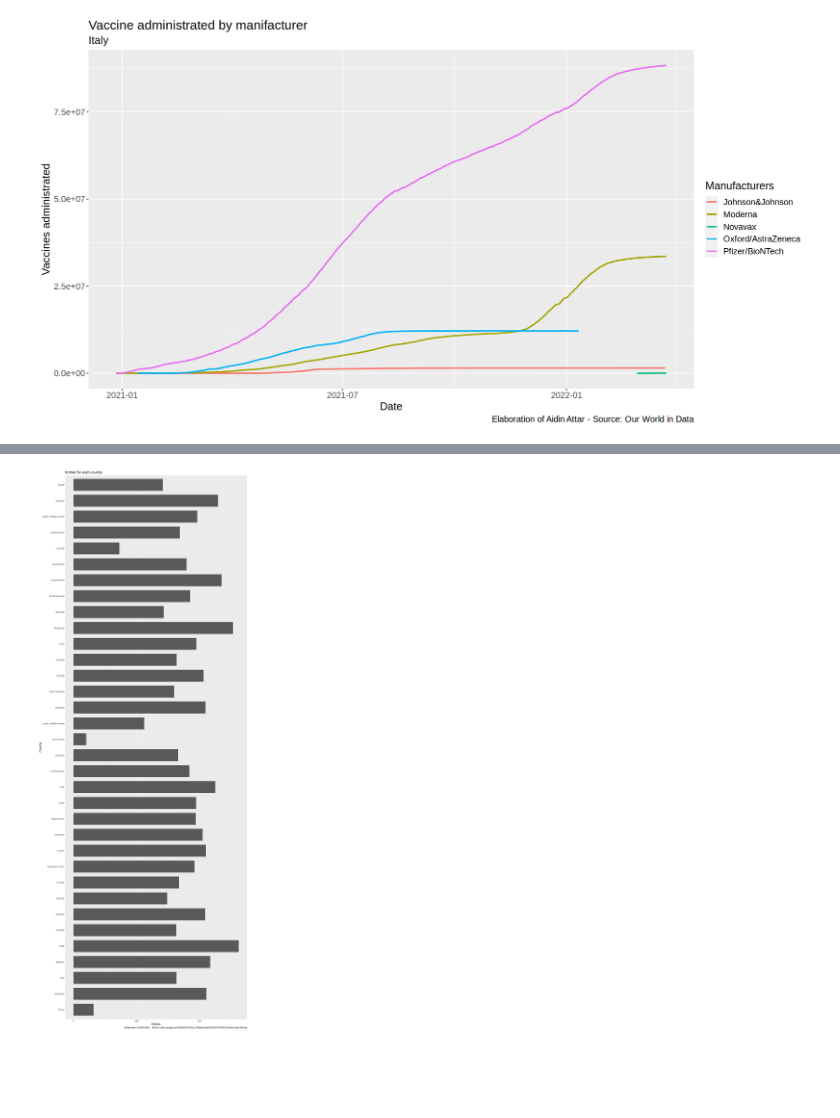
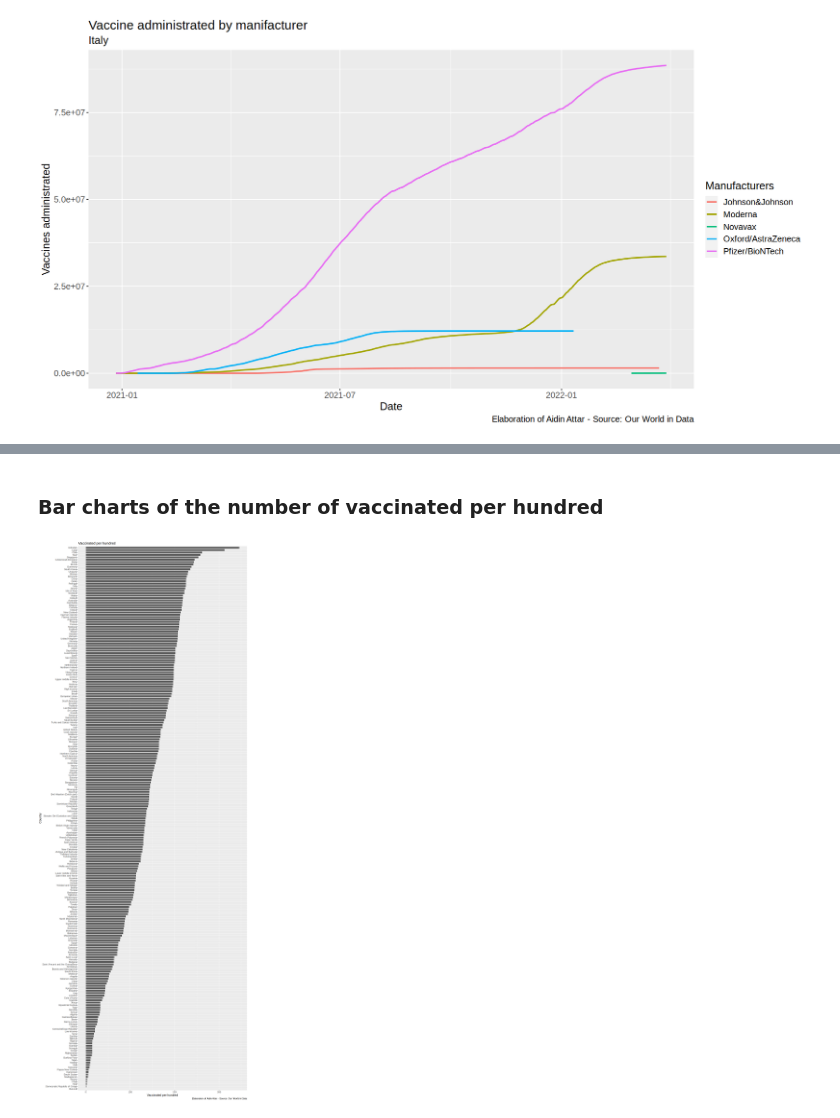
Before and after one commit to aidinattar/AS4PA, a Jupyter notebook: Exercise_1/Exercise1.ipynb, the cells around one changed output, grey strips where cells are left out. Drawn from its saved outputs; the diff is of its cells as text; code cells hidden in the pictures; blank space fills up the shorter version.

Commit message:
add some charts

```diff
--- a/Exercise_1/Exercise1.ipynb
+++ b/Exercise_1/Exercise1.ipynb
@@ -589,18 +571,19 @@ Warning message:
+# %% [markdown]
+### Bar charts of the number of vaccinated per hundred
 # %%
-vac <- vaccinations %>% group_by(location) %>% arrange(people_vaccinated_per_hundred) %>% slice(n())
-vac <- na.omit(vac)
-vac <- vac[order(vac$people_vaccinated_per_hundred, decreasing = TRUE),]
+vac <- vaccinations %>% group_by(location) %>% summarise(across(everything(), list(last)))
+vac <- vac[order(vac$people_vaccinated_per_hundred_1, decreasing = TRUE),]
 
 options(repr.plot.width=15, repr.plot.height=40)
 
-p1 <- ggplot(data = vac, aes(x=location, y=total_vaccinations_per_hundred))
+p1 <- ggplot(data =subset( vac, !is.na(total_vaccinations_per_hundred_1)), aes(x=reorder(location, total_vaccinations_per_hundred_1), y=total_vaccinations_per_hundred_1))
 p1 <- p1 + geom_col(width = .75)
 p1 <- p1 + labs(x        = "Country",
-                y        = "Entries",
-                title    = "Entries for each country",
-                caption  = "Elaboration of Aidin Attar - Source: drive.google.com/file/d/1U1hK5o_d3vl8twwGaRJNcDJ79O9I5zJ1/view?usp=sharing")
+                y        = "Vaccinated per hundred",
+                title    = "Vaccinated per hundred",
+                caption  = "Elaboration of Aidin Attar - Source: Our World in Data")
 p1 <- p1 + theme(text    = element_text(size=15))
 p1 <- p1 + coord_flip()
 p1
 # %% [output]
-[figure, old version]
+[figure, new version]
```
Also changed, not shown: parts of 17 cells of this notebook, 3 other files.
